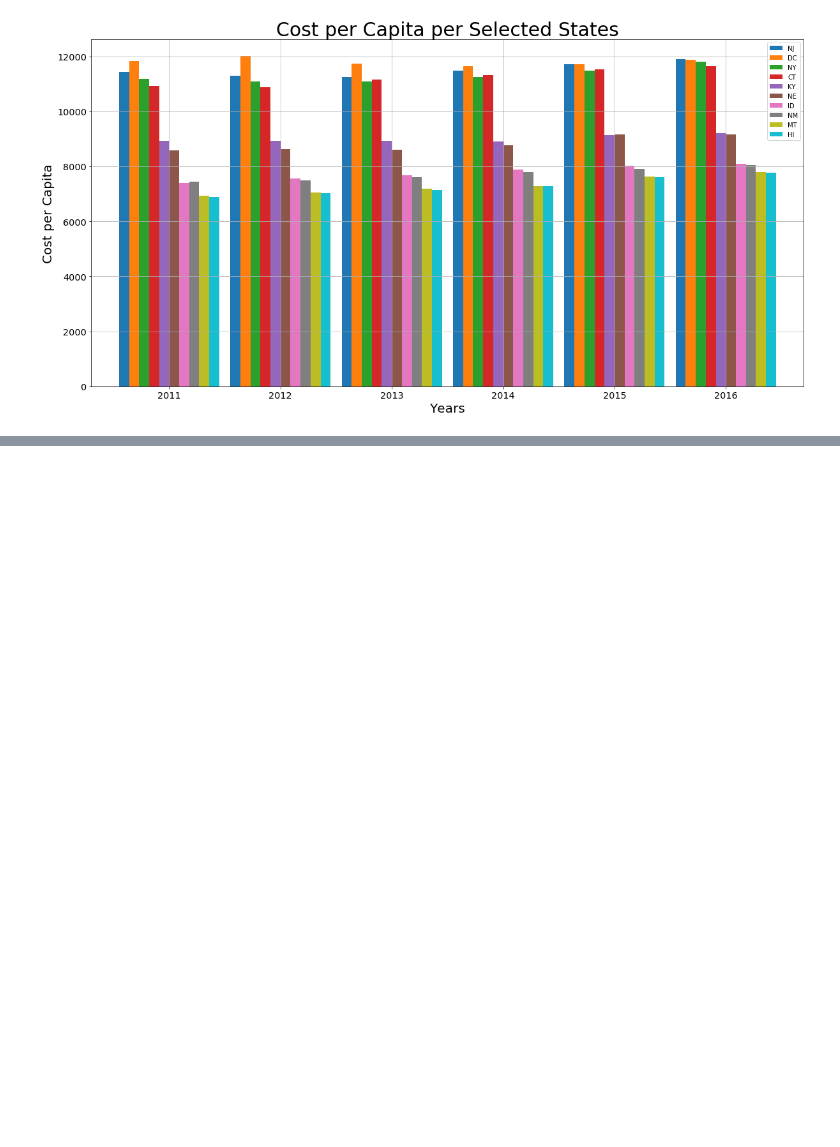
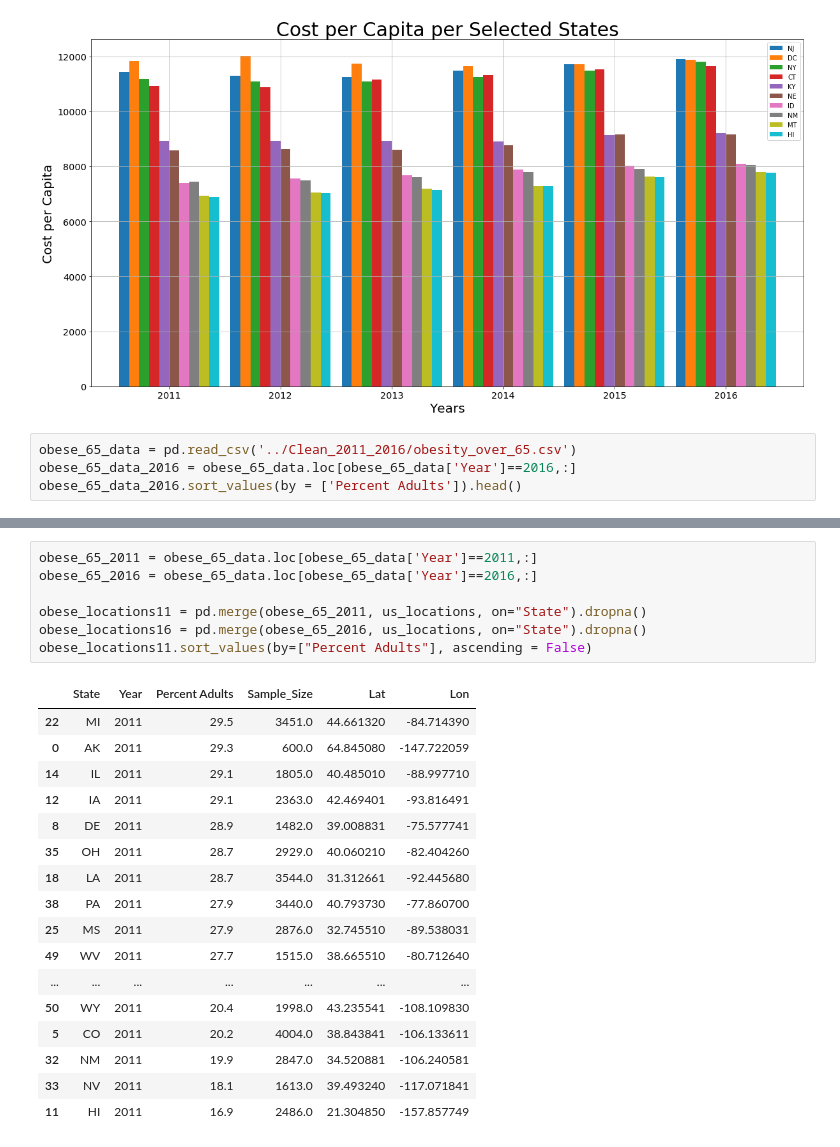
Before and after one commit to Rshn8411/project1, a Jupyter notebook: DL_Graphs/2011_2016_Graphs.ipynb, the cells around one changed output, grey strips where cells are left out. Cells and saved outputs as stored; diff of their text form; blank space fills up the shorter version.

```diff
--- a/DL_Graphs/2011_2016_Graphs.ipynb
+++ b/DL_Graphs/2011_2016_Graphs.ipynb
@@ -346,3 +351,7 @@ plt.yticks(fontsize = 'x-large')
 plt.savefig('../Images/cost_per_capita_bar_2011')
 # %% [output]
 [figure]
+# %%
+obese_65_data = pd.read_csv('../Clean_2011_2016/obesity_over_65.csv')
+obese_65_data_2016 = obese_65_data.loc[obese_65_data['Year']==2016,:]
+obese_65_data_2016.sort_values(by = ['Percent Adults']).head()
@@ -348,0 +424,25 @@ plt.savefig('../Images/cost_per_capita_bar_2011')
+# %%
+obese_65_2011 = obese_65_data.loc[obese_65_data['Year']==2011,:]
+obese_65_2016 = obese_65_data.loc[obese_65_data['Year']==2016,:]
+
+obese_locations11 = pd.merge(obese_65_2011, us_locations, on="State").dropna()
+obese_locations16 = pd.merge(obese_65_2016, us_locations, on="State").dropna()
+obese_locations11.sort_values(by=["Percent Adults"], ascending = False)
+# %% [output]
+|  | State | Year | Percent Adults | Sample_Size | Lat | Lon |
+| 22 | MI | 2011 | 29.5 | 3451.0 | 44.661320 | -84.714390 |
+| 0 | AK | 2011 | 29.3 | 600.0 | 64.845080 | -147.722059 |
+| 14 | IL | 2011 | 29.1 | 1805.0 | 40.485010 | -88.997710 |
+| 12 | IA | 2011 | 29.1 | 2363.0 | 42.469401 | -93.816491 |
+| 8 | DE | 2011 | 28.9 | 1482.0 | 39.008831 | -75.577741 |
+| 35 | OH | 2011 | 28.7 | 2929.0 | 40.060210 | -82.404260 |
+| 18 | LA | 2011 | 28.7 | 3544.0 | 31.312661 | -92.445680 |
+| 38 | PA | 2011 | 27.9 | 3440.0 | 40.793730 | -77.860700 |
+| 25 | MS | 2011 | 27.9 | 2876.0 | 32.745510 | -89.538031 |
+| 49 | WV | 2011 | 27.7 | 1515.0 | 38.665510 | -80.712640 |
+| ... | ... | ... | ... | ... | ... | ... |
+| 50 | WY | 2011 | 20.4 | 1998.0 | 43.235541 | -108.109830 |
+| 5 | CO | 2011 | 20.2 | 4004.0 | 38.843841 | -106.133611 |
+| 32 | NM | 2011 | 19.9 | 2847.0 | 34.520881 | -106.240581 |
+| 33 | NV | 2011 | 18.1 | 1613.0 | 39.493240 | -117.071841 |
+| 11 | HI | 2011 | 16.9 | 2486.0 | 21.304850 | -157.857749 |
```
Also changed, not shown: parts of 11 cells of this notebook, 5 other files.
